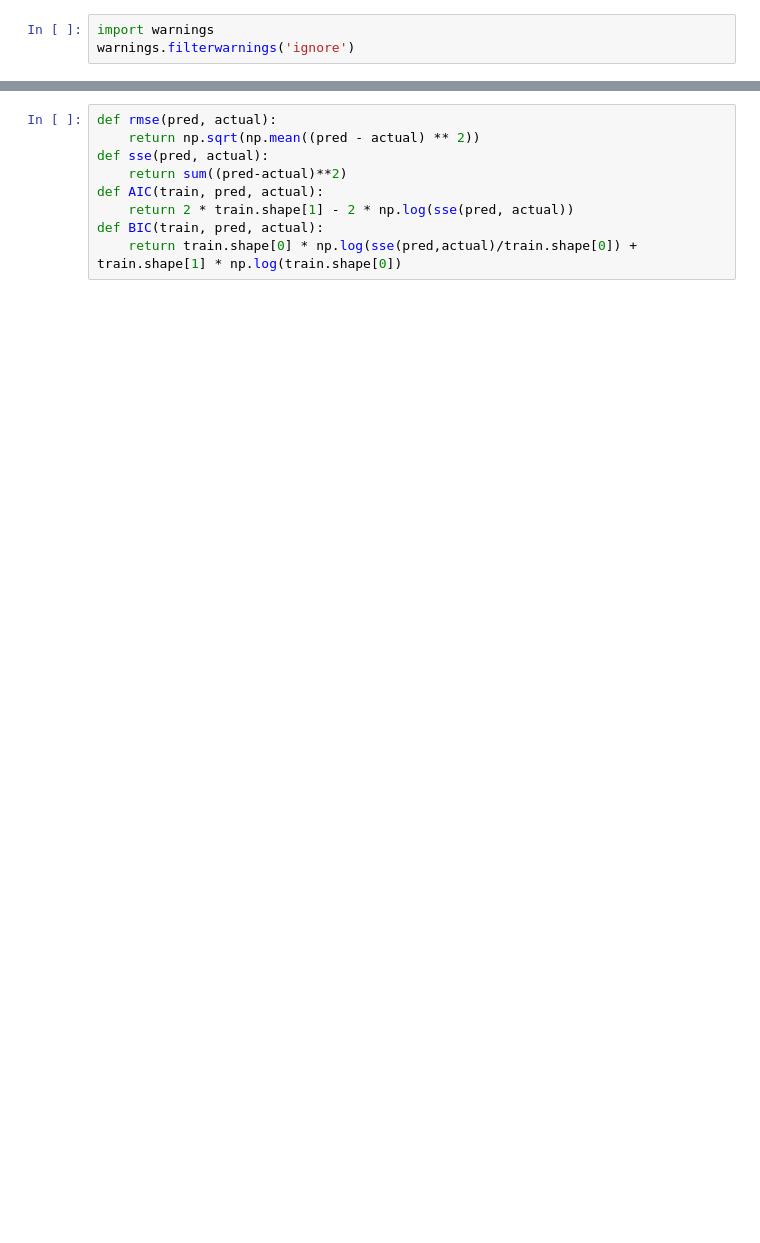
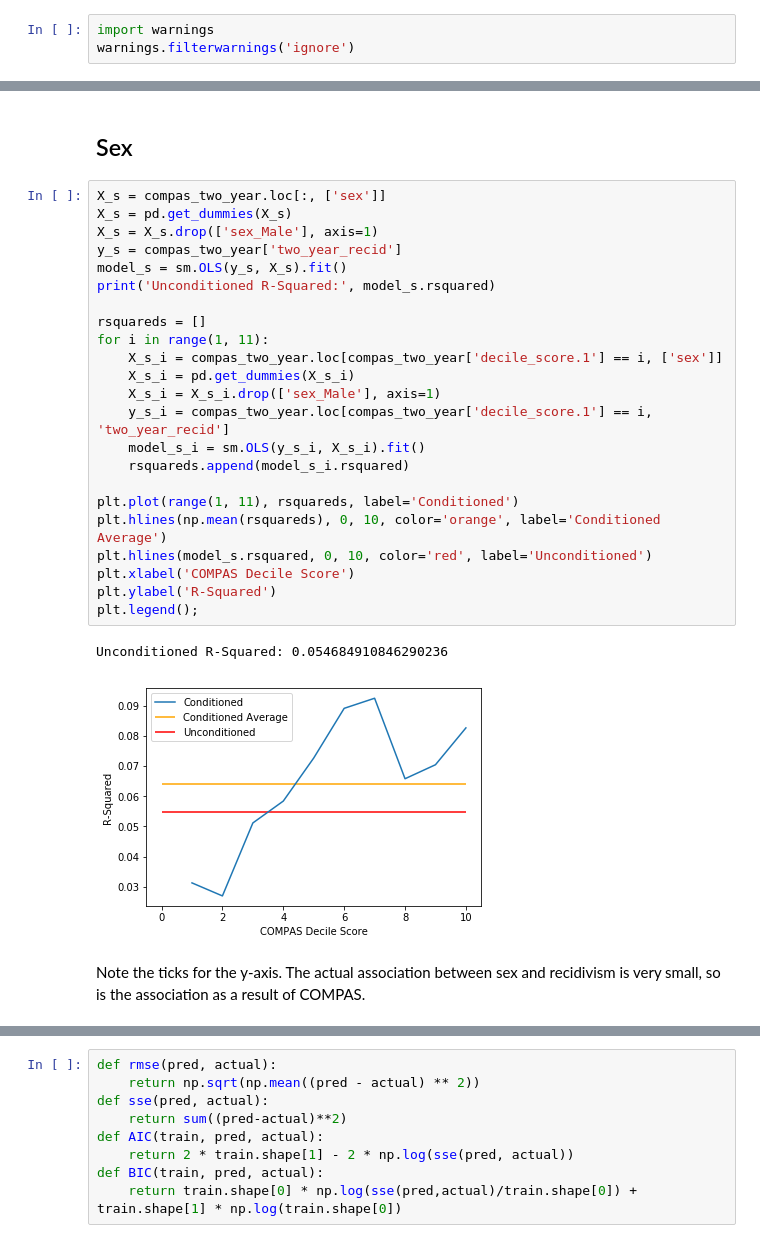
Before and after one commit to violetyao/Re-Exploring-COMPAS-Bias, a Jupyter notebook: Modeling.ipynb, the cells around one changed output, grey strips where cells are left out. Cells and saved outputs as stored; diff of their text form; blank space fills up the shorter version.

```diff
--- a/Modeling.ipynb
+++ b/Modeling.ipynb
@@ -43,0 +76,30 @@ abstractions
+# %% [markdown]
+## Sex
+# %%
+X_s = compas_two_year.loc[:, ['sex']]
+X_s = pd.get_dummies(X_s)
+X_s = X_s.drop(['sex_Male'], axis=1)
+y_s = compas_two_year['two_year_recid']
+model_s = sm.OLS(y_s, X_s).fit()
+print('Unconditioned R-Squared:', model_s.rsquared)
+
+rsquareds = []
+for i in range(1, 11):
+    X_s_i = compas_two_year.loc[compas_two_year['decile_score.1'] == i, ['sex']]
+    X_s_i = pd.get_dummies(X_s_i)
+    X_s_i = X_s_i.drop(['sex_Male'], axis=1)
+    y_s_i = compas_two_year.loc[compas_two_year['decile_score.1'] == i, 'two_year_recid']
+    model_s_i = sm.OLS(y_s_i, X_s_i).fit()
+    rsquareds.append(model_s_i.rsquared)
+
+plt.plot(range(1, 11), rsquareds, label='Conditioned')
+plt.hlines(np.mean(rsquareds), 0, 10, color='orange', label='Conditioned Average')
+plt.hlines(model_s.rsquared, 0, 10, color='red', label='Unconditioned')
+plt.xlabel('COMPAS Decile Score')
+plt.ylabel('R-Squared')
+plt.legend();
+# %% [output]
+Unconditioned R-Squared: 0.054684910846290236
+[figure, added]
+# %% [markdown]
+Note the ticks for the y-axis. The actual association between sex and recidivism is very small, so is the association as a result of COMPAS.
```
Also changed, not shown: parts of 54 cells of this notebook.
